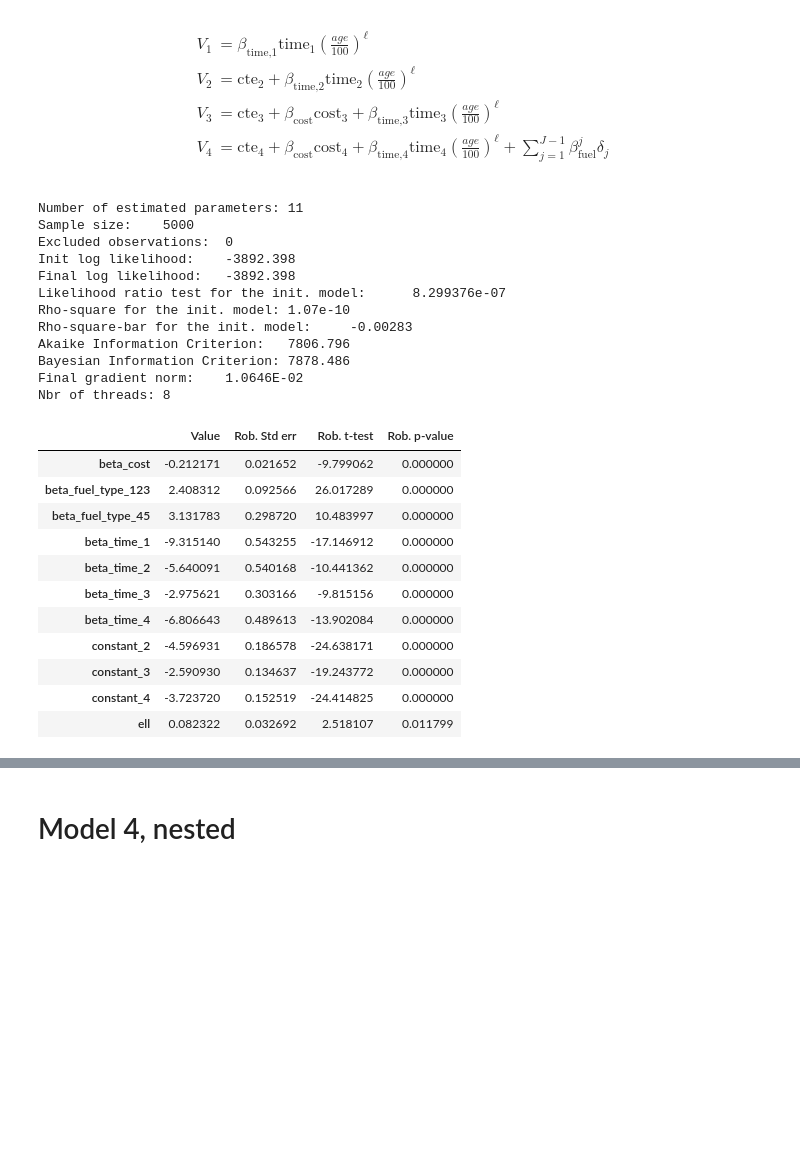
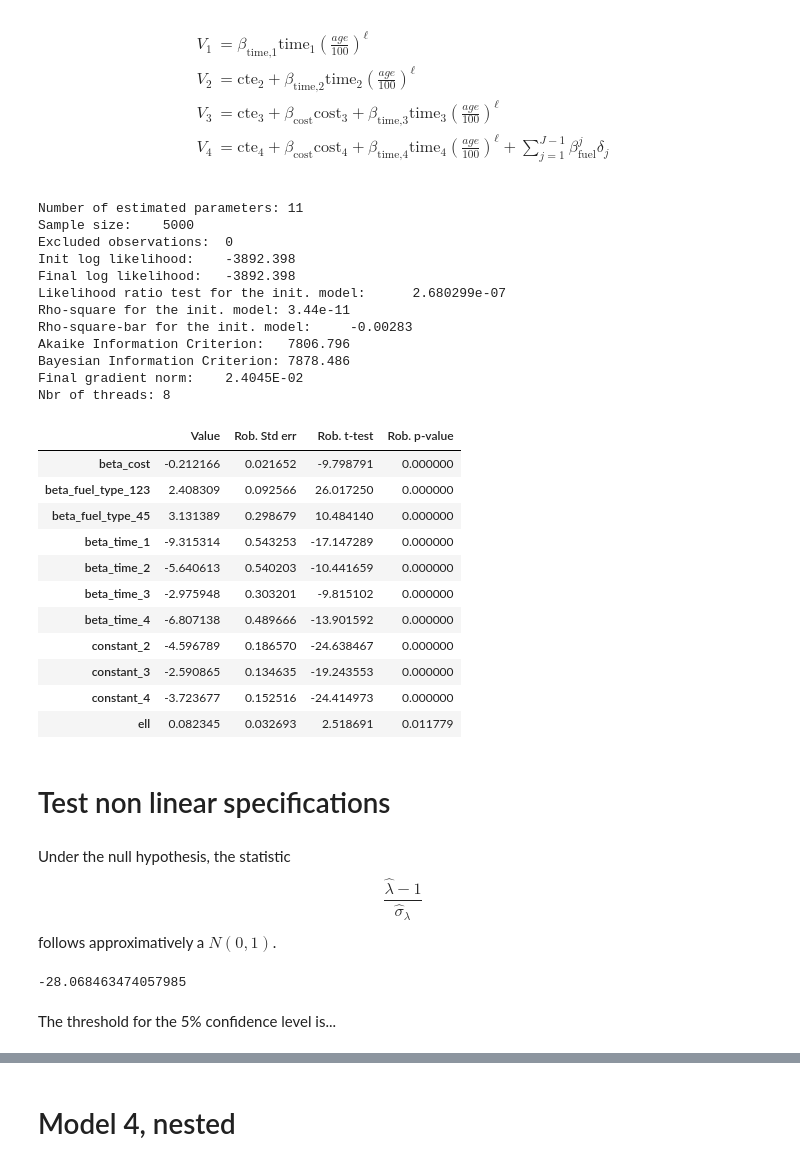
Before and after one commit to GAnagno/Choice, a Jupyter notebook: assignment.ipynb, the cells around one changed output, grey strips where cells are left out. Drawn from its saved outputs; the diff is of its cells as text; code cells hidden in the pictures; blank space fills up the shorter version.

```diff
--- a/assignment.ipynb
+++ b/assignment.ipynb
@@ -382,6 +382,7 @@ V_4 &= \text{cte}_4 + \beta_\text{cost}  \text{cost}_4 + \beta_\text{time,4} \te
 constant_2 = Beta('constant_2', 0, None, None, 0)
 constant_3 = Beta('constant_3', 0, None, None, 0)
 constant_4 = Beta('constant_4', 0, None, None, 0)
+beta_cost = Beta('beta_cost', 0, None, None, 0)
 beta_time_1 = Beta('beta_time_1', 0, None, None, 0)
 beta_time_2 = Beta('beta_time_2', 0, None, None, 0)
 beta_time_3 = Beta('beta_time_3', 0, None, None, 0)
@@ -447,6 +448,7 @@ V_4 &= \text{cte}_4 + \beta_\text{cost}  \text{cost}_4 + \beta_\text{time,4} \te
 constant_2 = Beta('constant_2', 0, None, None, 0)
 constant_3 = Beta('constant_3', 0, None, None, 0)
 constant_4 = Beta('constant_4', 0, None, None, 0)
+beta_cost = Beta('beta_cost', 0, None, None, 0)
 beta_time_1 = Beta('beta_time_1', 0, None, None, 0)
 beta_time_2 = Beta('beta_time_2', 0, None, None, 0)
 beta_time_3 = Beta('beta_time_3', 0, None, None, 0)
@@ -509,4 +578,36 @@ LRTuple(message='H0 can be rejected at level 5.0%', statistic=509.9092550367932,
 # %% [markdown]
 # Model 3, non-linear
+# %%
+# Running this code unfixes the socioeco. betas
+constant_2 = Beta('constant_2', 0, None, None, 0)
+constant_3 = Beta('constant_3', 0, None, None, 0)
+constant_4 = Beta('constant_4', 0, None, None, 0)
+beta_cost = Beta('beta_cost', 0, None, None, 0)
+beta_time_1 = Beta('beta_time_1', 0, None, None, 0)
+beta_time_2 = Beta('beta_time_2', 0, None, None, 0)
+beta_time_3 = Beta('beta_time_3', 0, None, None, 0)
+beta_time_4 = Beta('beta_time_4', 0, None, None, 0)
+beta_fuel_type_123 = Beta('beta_fuel_type_123', 0, None, None, 0)
+beta_fuel_type_45 = Beta('beta_fuel_type_45', 0, None, None, 0)
+Opt1_socioeco = (beta_time_1 * dur_walking * (age / 100))
+Opt2_socioeco = (constant_2 + beta_time_2 * dur_cycling * (age / 100))
+Opt3_socioeco = (constant_3 + beta_cost * cost_pt + beta_time_3 * dur_pt *
+                 (age / 100))
+Opt4_socioeco = (constant_4 + beta_cost * cost_driving +
+                 beta_time_4 * dur_driving * (age / 100) + beta_fuel_type_123 *
+                 ((fueltype == 1) | (fueltype == 2) | (fueltype == 3) |
+                  (fueltype == 4)) + beta_fuel_type_45 * ((fueltype == 4) |
+                                                          (fueltype == 5)))
+V_socioeco = {
+    1: Opt1_socioeco,
+    2: Opt2_socioeco,
+    3: Opt3_socioeco,
+    4: Opt4_socioeco
+}
+
+logprob_socioeco = models.loglogit(V_socioeco, None, travel_mode)
+biogeme_socioeco = bio.BIOGEME(database, logprob_socioeco)
+biogeme_socioeco.modelName = 'logit_lpmc_socioeco'
+all_results['Socioeco.'] = biogeme_socioeco.estimate()
 # %% [markdown]
 Using Model 2 as the base model, include an appropriate non-linear transformation of one of the variables. Report both the specification and the estimation results (as defined previously).
@@ -525,6 +624,7 @@ V_4 &= \text{cte}_4 + \beta_\text{cost}  \text{cost}_4 + \beta_\text{time,4} \te
 constant_2 = Beta('constant_2', 0, None, None, 0)
 constant_3 = Beta('constant_3', 0, None, None, 0)
 constant_4 = Beta('constant_4', 0, None, None, 0)
+beta_cost = Beta('beta_cost', 0, None, None, 0)
 beta_time_1 = Beta('beta_time_1', 0, None, None, 0)
 beta_time_2 = Beta('beta_time_2', 0, None, None, 0)
 beta_time_3 = Beta('beta_time_3', 0, None, None, 0)
@@ -559,25 +659,28 @@ Sample size:    5000
 Excluded observations:  0
 Init log likelihood:    -3892.398
 Final log likelihood:   -3892.398
-Likelihood ratio test for the init. model:      8.299376e-07
-Rho-square for the init. model: 1.07e-10
+Likelihood ratio test for the init. model:      2.680299e-07
+Rho-square for the init. model: 3.44e-11
 Rho-square-bar for the init. model:     -0.00283
 Akaike Information Criterion:   7806.796
 Bayesian Information Criterion: 7878.486
-Final gradient norm:    1.0646E-02
+Final gradient norm:    2.4045E-02
 Nbr of threads: 8
 # %%
-all_results['Nonlinear.'].getEstimatedParameters()
+nonlinear_estimates = all_results['Nonlinear.'].getEstimatedParameters()
+nonlinear_estimates
 # %% [output]
 |  | Value | Rob. Std err | Rob. t-test | Rob. p-value |
-| beta_cost | -0.212171 | 0.021652 | -9.799062 | 0.000000 |
-| beta_fuel_type_123 | 2.408312 | 0.092566 | 26.017289 | 0.000000 |
-| beta_fuel_type_45 | 3.131783 | 0.298720 | 10.483997 | 0.000000 |
-| beta_time_1 | -9.315140 | 0.543255 | -17.146912 | 0.000000 |
-| beta_time_2 | -5.640091 | 0.540168 | -10.441362 | 0.000000 |
-| beta_time_3 | -2.975621 | 0.303166 | -9.815156 | 0.000000 |
-| beta_time_4 | -6.806643 | 0.489613 | -13.902084 | 0.000000 |
-| constant_2 | -4.596931 | 0.186578 | -24.638171 | 0.000000 |
-| constant_3 | -2.590930 | 0.134637 | -19.243772 | 0.000000 |
-| constant_4 | -3.723720 | 0.152519 | -24.414825 | 0.000000 |
-| ell | 0.082322 | 0.032692 | 2.518107 | 0.011799 |
+| beta_cost | -0.212166 | 0.021652 | -9.798791 | 0.000000 |
+| beta_fuel_type_123 | 2.408309 | 0.092566 | 26.017250 | 0.000000 |
+| beta_fuel_type_45 | 3.131389 | 0.298679 | 10.484140 | 0.000000 |
+| beta_time_1 | -9.315314 | 0.543253 | -17.147289 | 0.000000 |
+| beta_time_2 | -5.640613 | 0.540203 | -10.441659 | 0.000000 |
+| beta_time_3 | -2.975948 | 0.303201 | -9.815102 | 0.000000 |
+| beta_time_4 | -6.807138 | 0.489666 | -13.901592 | 0.000000 |
+| constant_2 | -4.596789 | 0.186570 | -24.638467 | 0.000000 |
+| constant_3 | -2.590865 | 0.134635 | -19.243553 | 0.000000 |
+| constant_4 | -3.723677 | 0.152516 | -24.414973 | 0.000000 |
+| ell | 0.082345 | 0.032693 | 2.518691 | 0.011779 |
+# %% [markdown]
+# Test non linear specifications
@@ -583,0 +690,10 @@ all_results['Nonlinear.'].getEstimatedParameters()
+# %% [markdown]
+Under the null hypothesis, the statistic $$\frac{\widehat{\lambda}-1}{\widehat{\sigma}_\lambda}$$ follows approximatively a $N(0, 1)$.
+# %%
+t_test_lambda = (nonlinear_estimates.loc['ell', 'Value'] -
+                 1) / nonlinear_estimates.loc['ell', 'Rob. Std err']
+t_test_lambda
+# %% [output]
+-28.068463474057985
+# %% [markdown]
+The threshold for the 5% confidence level is...
```
Also changed, not shown: parts of 85 cells of this notebook.
